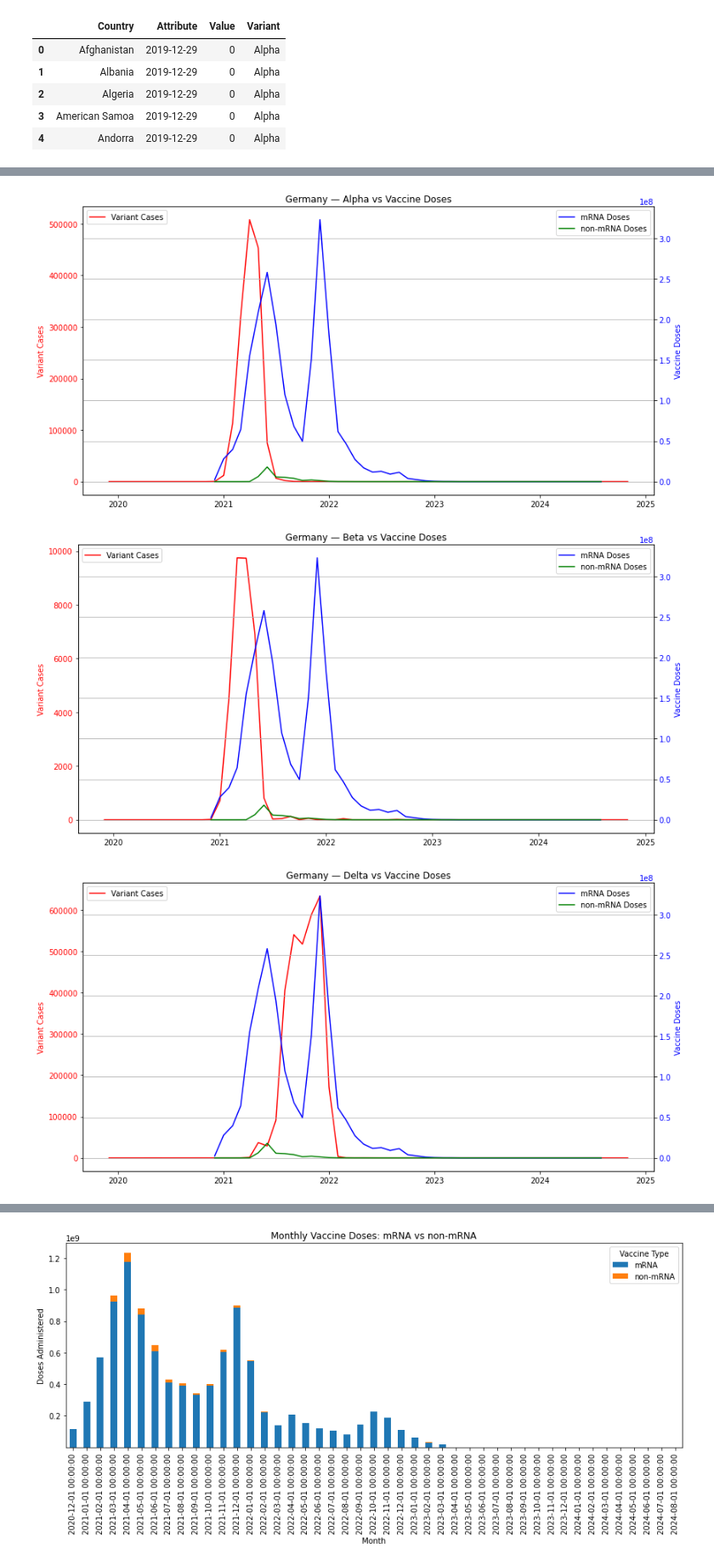
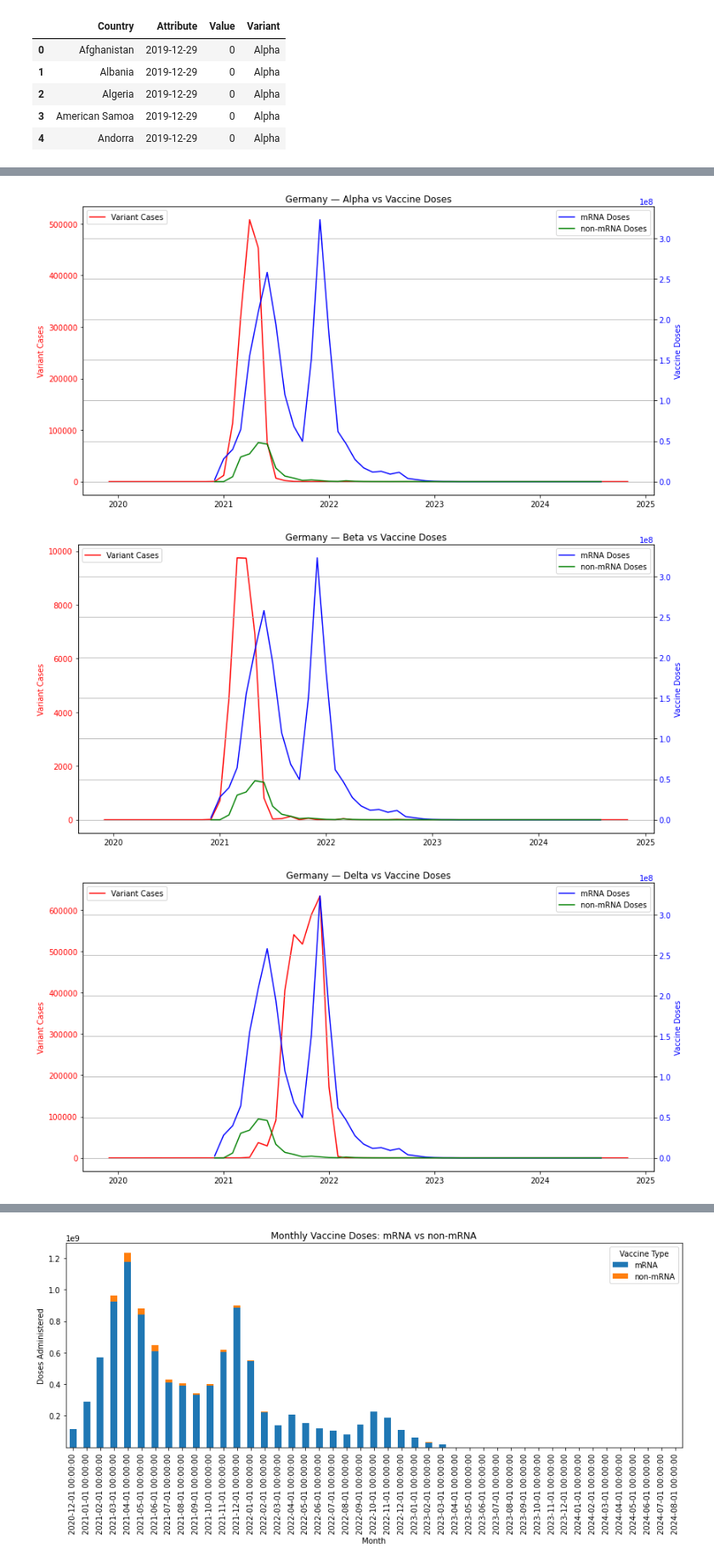
Before and after one commit to anteutd/Variant-Emergence-and-Vaccination, a Jupyter notebook: Codes/GISAID and Vaccination Transformation-Copy1.ipynb, the cells around one changed output, grey strips where cells are left out. Shown at 85% size. Saved outputs shown, nothing was run; the diff lists cells and outputs as text; code cells hidden in the pictures.

```diff
--- a/Codes/GISAID and Vaccination Transformation-Copy1.ipynb
+++ b/Codes/GISAID and Vaccination Transformation-Copy1.ipynb
@@ -657,7 +657,7 @@ import pandas as pd
 vaccine_df = pd.read_csv("covid-vaccine-doses-by-manufacturer.csv")
 
 # Filter for United States and Germany
-vaccine_filtered = vaccine_df[vaccine_df["Entity"].isin(["United States", "Germany"])].copy()
+vaccine_filtered = vaccine_df[vaccine_df["Entity"].isin(["United States", "Germany","Chile"])].copy()
 
 # Convert 'Day' column to datetime
 vaccine_filtered["Day"] = pd.to_datetime(vaccine_filtered["Day"])
@@ -769,7 +769,7 @@ variant_df_1.head()
 | 3 | American Samoa | 2019-12-29 | 0 | Alpha |
 | 4 | Andorra | 2019-12-29 | 0 | Alpha |
 # %%
-variant_df = variant_df_1[variant_df_1["Country"].isin(["United States", "Germany"])].copy()
+variant_df = variant_df_1[variant_df_1["Country"].isin(["United States", "Germany","Chile"])].copy()
 # %%
 # Ensure 'Attribute' is in datetime format
 variant_df['Attribute'] = pd.to_datetime(variant_df['Attribute'])
@@ -837,21 +844,27 @@ import pandas as pd
 vaccine_type_map = {
     'Pfizer/BioNTech': 'mRNA',
     'Moderna': 'mRNA',
+
+    # non-mRNA vaccines
     'CanSino': 'non-mRNA',
-    'AstraZeneca': 'non-mRNA',
+    'Covaxin': 'non-mRNA',
     'Johnson&Johnson': 'non-mRNA',
+    'Medicago': 'non-mRNA',
+    'Novavax': 'non-mRNA',
+    'Oxford/AstraZeneca': 'non-mRNA',
+    'SKYCovione': 'non-mRNA',
+    'Sanofi/GSK': 'non-mRNA',
+    'Sinopharm/Beijing': 'non-mRNA',
     'Sinovac': 'non-mRNA',
-    'Sinopharm': 'non-mRNA',
     'Sputnik V': 'non-mRNA',
-    'Covaxin': 'non-mRNA',
-    'Covovax': 'non-mRNA',
+    'Valneva': 'non-mRNA'
 }
 
 # Apply mapping
 combined_df['Vaccine Type'] = combined_df['Manufacturer'].map(vaccine_type_map)
 
 # Filter for selected countries
-countries_of_interest = ['Germany', 'United States']
+countries_of_interest = ['Germany', 'United States','Chile']
 filtered_df = combined_df[combined_df['Country'].isin(countries_of_interest)]
 
 for country in countries_of_interest:
@@ -875,33 +888,33 @@ for country in countries_of_interest:
 
     for variant_name in variant_trend.columns:
         fig, ax1 = plt.subplots(figsize=(12, 6))
 
         # Plot Variant Cases
         variant_series = variant_trend[variant_name].fillna(0)
         ax1.plot(variant_series.index.to_numpy(), variant_series.to_numpy(), color='red', label='Variant Cases')
         ax1.set_ylabel('Variant Cases', color='red')
         ax1.tick_params(axis='y', labelcolor='red')
 
         # Create secondary axis
         ax2 = ax1.twinx()
 
         # Safe fetch vaccine series
         mrna_series = vaccine_trend.get('mRNA', pd.Series(index=variant_series.index, dtype=float)).fillna(0)
         non_mrna_series = vaccine_trend.get('non-mRNA', pd.Series(index=variant_series.index, dtype=float)).fillna(0)
 
         ax2.plot(mrna_series.index.to_numpy(), mrna_series.to_numpy(), label='mRNA Doses', color='blue')
         ax2.plot(non_mrna_series.index.to_numpy(), non_mrna_series.to_numpy(), label='non-mRNA Doses', color='green')
         ax2.set_ylabel('Vaccine Doses', color='blue')
         ax2.tick_params(axis='y', labelcolor='blue')
 
         # Title and layout
         plt.title(f'{country} — {variant_name} vs Vaccine Doses')
         fig.tight_layout()
         ax1.legend(loc='upper left')
         ax2.legend(loc='upper right')
         plt.grid(True)
         plt.show()
 # %% [output]
-[figure, old version]
+[figure, new version]
-[figure, old version]
+[figure, new version]
-[figure, old version]
+[figure, new version]
```
Also changed, not shown: parts of 7 cells of this notebook.
